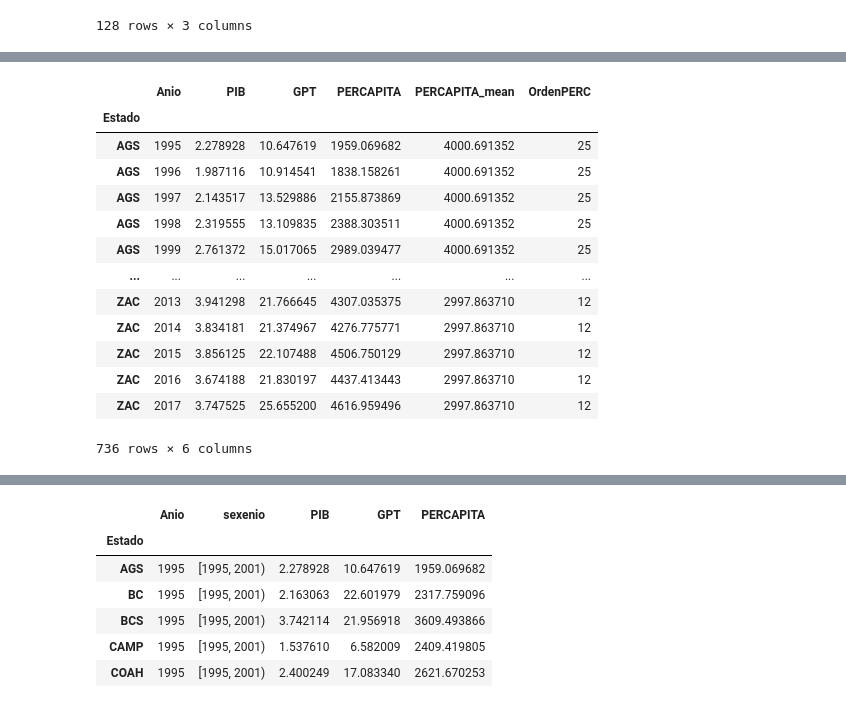
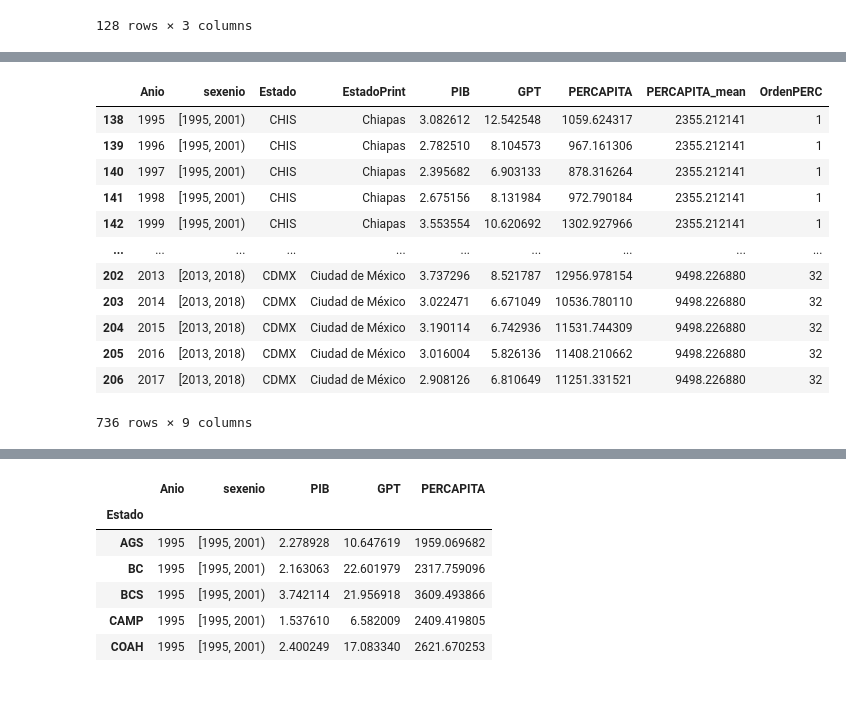
Before and after one commit to omgaldamez/finalWebSalud, a Jupyter notebook: dist/PY_GASTO.ipynb, the cells around one changed output, grey strips where cells are left out. Saved outputs shown, nothing was run; the diff lists cells and outputs as text; code cells hidden in the pictures.

```diff
--- a/dist/PY_GASTO.ipynb
+++ b/dist/PY_GASTO.ipynb
@@ -12,7 +12,7 @@ import altair as alt
 pd.set_option("display.max_columns",None)
 # %%
 gastoIES = pd.read_excel("n2017_PY_Gasto_en_Salud_por_Fuente_de_Financiamiento_1993-2017.xlsx")
-gastoIES=gastoIES[["Anio","Estado_Abreviado","IES_GPTS_porcentaje_PIB","IES_GPTS_porcentaje_GPT","IES_GPS_PERCAPITA_Total_n2017"]]
+gastoIES=gastoIES[["Anio","Estado_Abreviado","EstadoPrint","IES_GPTS_porcentaje_PIB","IES_GPTS_porcentaje_GPT","IES_GPS_PERCAPITA_Total_n2017"]]
 gastoIES=gastoIES[gastoIES.Estado_Abreviado != "EUM"].rename(columns={"Estado_Abreviado":"Estado","IES_GPTS_porcentaje_PIB":"PIB","IES_GPTS_porcentaje_GPT":"GPT","IES_GPS_PERCAPITA_Total_n2017":"PERCAPITA"})
 # %%
 periodo = 6
@@ -85,12 +84,3 @@ gastoIES
 # %%
 with pd.ExcelWriter("GASTO_CSV.xlsx") as writer:
   gastoIES.to_excel(writer, sheet_name="gasto")
-# %%
-periodo = 6
-sexenios = [i for i in range(gastoIES.Anio.min(), gastoIES.Anio.max()+periodo, periodo)]
-sexenios=[1995,2001,2007,2013,2018]
-print(sexenios)
-
-sexeniosCol = pd.cut(gastoIES.Anio, bins=sexenios, precision=0, right=False)
-gastoIES.insert(1, "sexenio", sexeniosCol)
-gastoIES.head()
@@ -231,26 +200,25 @@ gastoPERC
 # %%
 gastoPERC = pd.DataFrame(gastoIES.groupby("Estado")["PERCAPITA"].mean())
 gastoPERC = gastoPERC.sort_values(by="PERCAPITA",ascending=True)
 gastoPERC["OrdenPERC"]=gastoPERC.reset_index().index+1
 gastoPERC=pd.merge(gastoIES,gastoPERC,on="Estado",how="inner").sort_values(by=["OrdenPERC","Anio"],ascending=True)
 gastoPERC.rename(columns={"PERCAPITA_x":"PERCAPITA","PERCAPITA_y":"PERCAPITA_mean"},inplace=True)
-gastoPERC=gastoPERC.sort_values(by=["Estado","Anio"],ascending=True)
+gastoPERC=gastoPERC.sort_values(by=["OrdenPERC","Estado","Anio"],ascending=True)
 gastoPERC
 # %% [output]
-|  | Anio | PIB | GPT | PERCAPITA | PERCAPITA_mean | OrdenPERC |
-| Estado |  |  |  |  |  |  |
-| AGS | 1995 | 2.278928 | 10.647619 | 1959.069682 | 4000.691352 | 25 |
-| AGS | 1996 | 1.987116 | 10.914541 | 1838.158261 | 4000.691352 | 25 |
-| AGS | 1997 | 2.143517 | 13.529886 | 2155.873869 | 4000.691352 | 25 |
-| AGS | 1998 | 2.319555 | 13.109835 | 2388.303511 | 4000.691352 | 25 |
-| AGS | 1999 | 2.761372 | 15.017065 | 2989.039477 | 4000.691352 | 25 |
-| ... | ... | ... | ... | ... | ... | ... |
-| ZAC | 2013 | 3.941298 | 21.766645 | 4307.035375 | 2997.863710 | 12 |
-| ZAC | 2014 | 3.834181 | 21.374967 | 4276.775771 | 2997.863710 | 12 |
-| ZAC | 2015 | 3.856125 | 22.107488 | 4506.750129 | 2997.863710 | 12 |
-| ZAC | 2016 | 3.674188 | 21.830197 | 4437.413443 | 2997.863710 | 12 |
-| ZAC | 2017 | 3.747525 | 25.655200 | 4616.959496 | 2997.863710 | 12 |
+|  | Anio | sexenio | Estado | EstadoPrint | PIB | GPT | PERCAPITA | PERCAPITA_mean | OrdenPERC |
+| 138 | 1995 | [1995, 2001) | CHIS | Chiapas | 3.082612 | 12.542548 | 1059.624317 | 2355.212141 | 1 |
+| 139 | 1996 | [1995, 2001) | CHIS | Chiapas | 2.782510 | 8.104573 | 967.161306 | 2355.212141 | 1 |
+| 140 | 1997 | [1995, 2001) | CHIS | Chiapas | 2.395682 | 6.903133 | 878.316264 | 2355.212141 | 1 |
+| 141 | 1998 | [1995, 2001) | CHIS | Chiapas | 2.675156 | 8.131984 | 972.790184 | 2355.212141 | 1 |
+| 142 | 1999 | [1995, 2001) | CHIS | Chiapas | 3.553554 | 10.620692 | 1302.927966 | 2355.212141 | 1 |
+| ... | ... | ... | ... | ... | ... | ... | ... | ... | ... |
+| 202 | 2013 | [2013, 2018) | CDMX | Ciudad de México | 3.737296 | 8.521787 | 12956.978154 | 9498.226880 | 32 |
+| 203 | 2014 | [2013, 2018) | CDMX | Ciudad de México | 3.022471 | 6.671049 | 10536.780110 | 9498.226880 | 32 |
+| 204 | 2015 | [2013, 2018) | CDMX | Ciudad de México | 3.190114 | 6.742936 | 11531.744309 | 9498.226880 | 32 |
+| 205 | 2016 | [2013, 2018) | CDMX | Ciudad de México | 3.016004 | 5.826136 | 11408.210662 | 9498.226880 | 32 |
+| 206 | 2017 | [2013, 2018) | CDMX | Ciudad de México | 2.908126 | 6.810649 | 11251.331521 | 9498.226880 | 32 |
-736 rows × 6 columns
+736 rows × 9 columns
 # %%
 gastoPERC["ORPERC"]=gastoPERC.OrdenPERC
 gastoPERC
```
Also changed, not shown: parts of 17 cells of this notebook, 19 other files.
